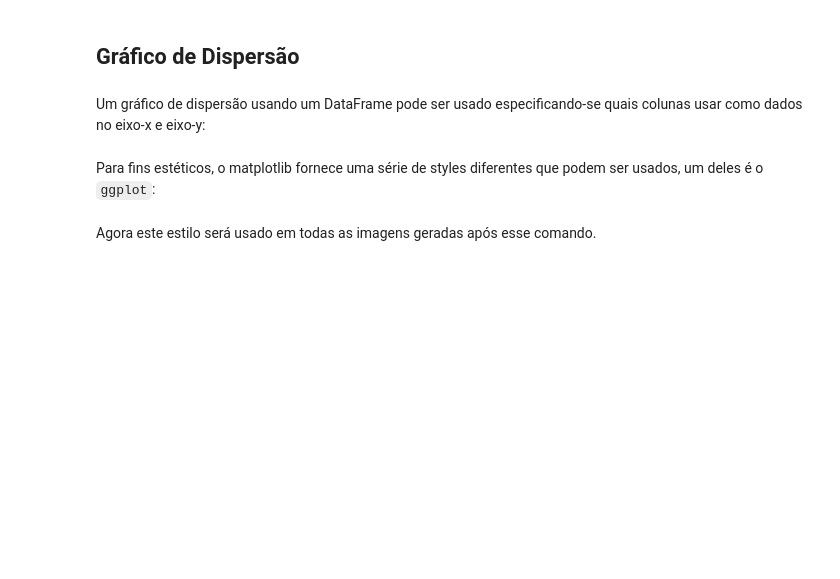
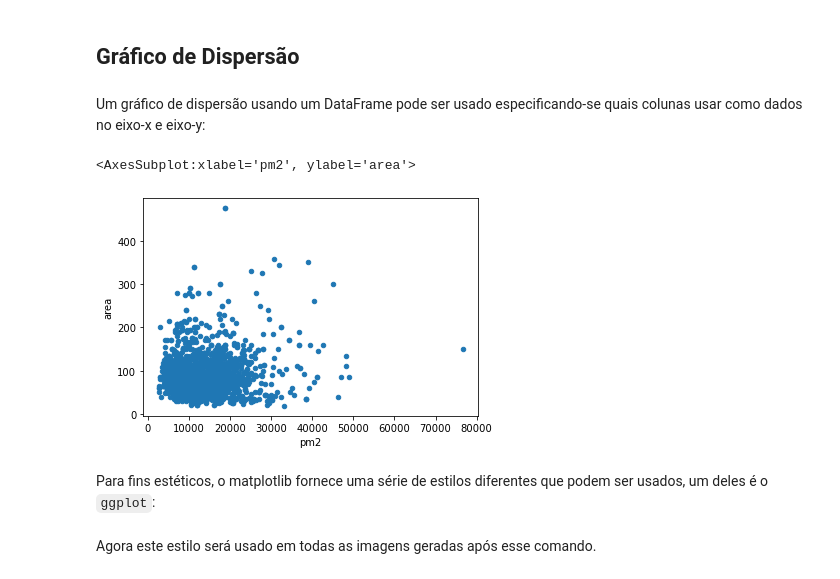
Before and after one commit to APL-Data-Intelligence/AcelerAI, a Jupyter notebook: Curso_NEED/Modulo_3/3_3_2_Visualizacao_Pandas.ipynb, the cells around one changed output. Cells and saved outputs as stored; diff of their text form; code cells hidden in the pictures; blank space fills up the shorter version.

```diff
--- a/Curso_NEED/Modulo_3/3_3_2_Visualizacao_Pandas.ipynb
+++ b/Curso_NEED/Modulo_3/3_3_2_Visualizacao_Pandas.ipynb
@@ -72,2 +86,3 @@ Inicialmente, carregamos o dataset no dataframe `df`.
 # %%
-df = pd.read_csv("dados.csv")
+df = pd.read_csv("../datasets/dados.csv")
+df.head()
@@ -98,9 +135,12 @@ df["bairro"].value_counts().plot.barh(title="Número de apartamentos")
 # %% [markdown]
 Um gráfico de dispersão usando um DataFrame pode ser usado especificando-se quais colunas usar como dados no eixo-x e eixo-y:
 # %%
-df.plot.scatter(x='preco', y='area')
+df.plot.scatter(x='pm2', y='area')
+# %% [output]
+<AxesSubplot:xlabel='pm2', ylabel='area'>
+[figure, added]
 # %% [markdown]
-Para fins estéticos, o matplotlib fornece uma série de styles diferentes que podem ser usados, um deles é o `ggplot`:
+Para fins estéticos, o matplotlib fornece uma série de estilos diferentes que podem ser usados, um deles é o `ggplot`:
 # %%
 plt.style.use('ggplot')
 # %% [markdown]
```
Also changed, not shown: parts of 17 cells of this notebook, 1 other file.
